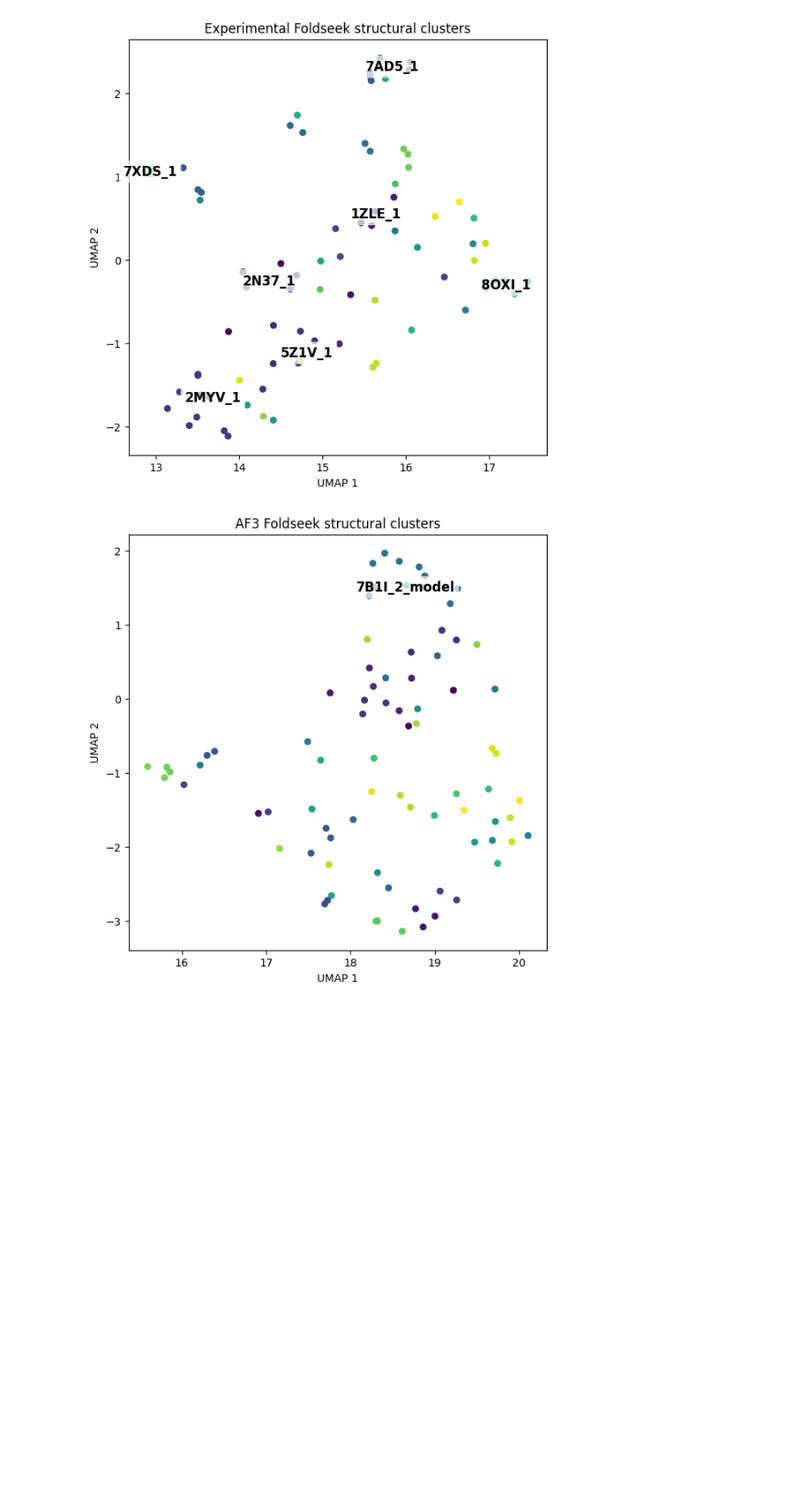
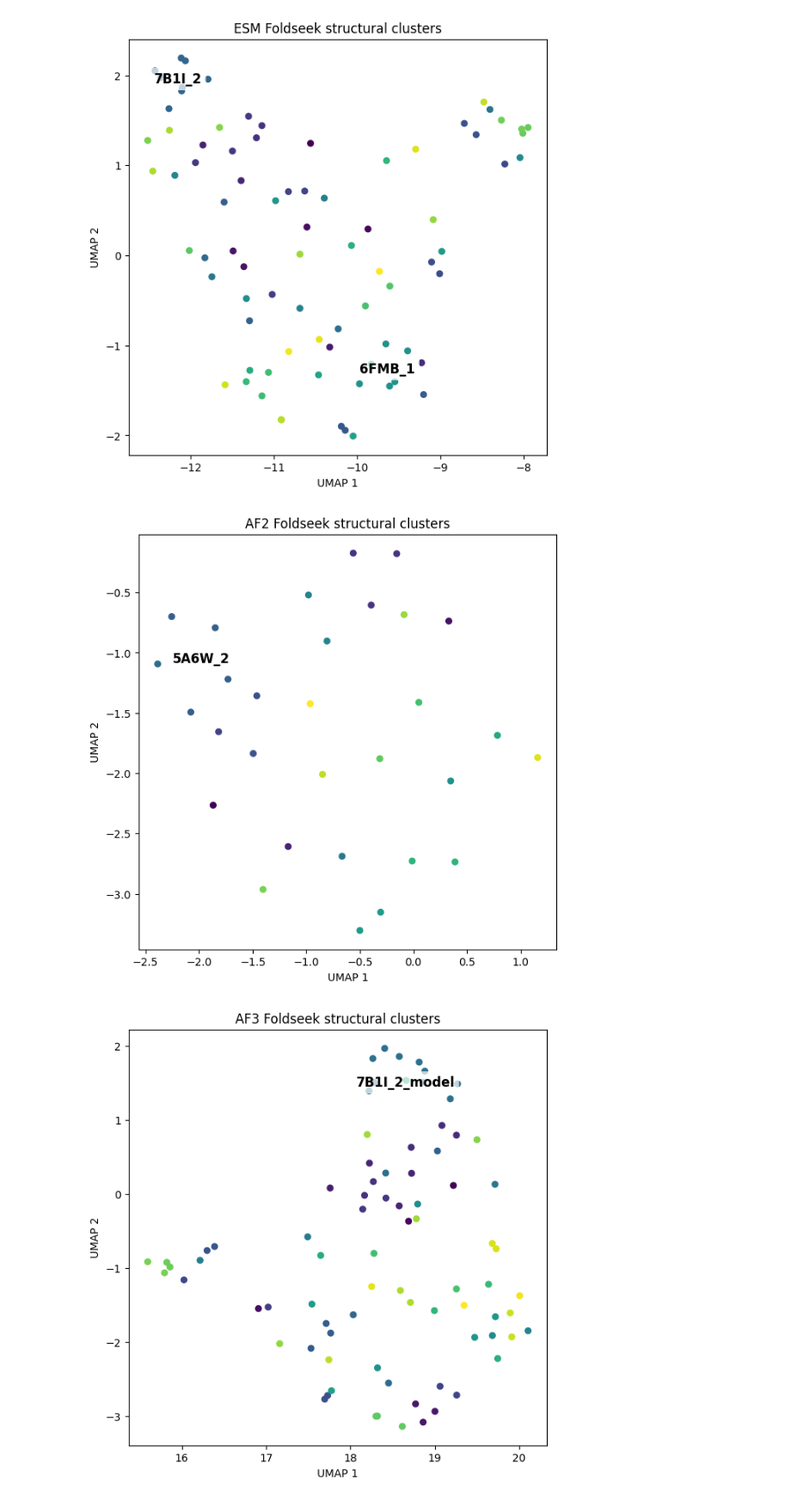
Before and after one commit to Rachel-Oei/Effector-Structure-Prediction, a Jupyter notebook: 06_clustering/umap.ipynb, the cells around one changed output. Shown at 86% size. Drawn from its saved outputs; the diff is of its cells as text; code cells hidden in the pictures; blank space fills up the shorter version.

Commit message:
update graphs with af2

```diff
--- a/06_clustering/umap.ipynb
+++ b/06_clustering/umap.ipynb
@@ -2,19 +2,23 @@
 from tm_matrix import tm_matrix, plot_umap, plot_umap_clusters
 # %%
 # You should have already run the bash scripts, and got the {model}_foldseek_results.tsv and {model}_clusters_cluster.tsv.
-af3_dir="/workspaces/Effector-Structure-Prediction/06_clustering/af3_foldseek_results.tsv"
 exp_dir="/workspaces/Effector-Structure-Prediction/06_clustering/exp_foldseek_results.tsv"
 esm_dir="/workspaces/Effector-Structure-Prediction/06_clustering/esm_foldseek_results.tsv"
+af2_dir="/workspaces/Effector-Structure-Prediction/06_clustering/af2_foldseek_results.tsv"
+af3_dir="/workspaces/Effector-Structure-Prediction/06_clustering/af3_foldseek_results.tsv"
 
+exp_clusters_dir="/workspaces/Effector-Structure-Prediction/06_clustering/experimental_clusters_cluster.tsv"
 esm_clusters_dir="/workspaces/Effector-Structure-Prediction/06_clustering/esm_clusters_cluster.tsv"
+af2_clusters_dir="/workspaces/Effector-Structure-Prediction/06_clustering/af2_clusters_cluster.tsv"
 af3_clusters_dir="/workspaces/Effector-Structure-Prediction/06_clustering/af3_clusters_cluster.tsv"
-exp_clusters_dir="/workspaces/Effector-Structure-Prediction/06_clustering/experimental_clusters_cluster.tsv"
 
-af3_matrix = tm_matrix (af3_dir)
 exp_matrix = tm_matrix (exp_dir)
 esm_matrix = tm_matrix (esm_dir)
+af2_matrix = tm_matrix (af2_dir)
+af3_matrix = tm_matrix (af3_dir)
 
-af3_embedding = plot_umap (af3_matrix)
 exp_embedding=plot_umap(exp_matrix)
 esm_embedding = plot_umap (esm_matrix)
+af2_embedding = plot_umap (af2_matrix)
+af3_embedding = plot_umap (af3_matrix)
 # %%
@@ -24,7 +28,11 @@ plot_umap_clusters(esm_clusters_dir, esm_embedding, esm_matrix, "ESM Foldseek st
 # %%
-plot_umap_clusters(exp_clusters_dir, exp_embedding, exp_matrix, "Experimental Foldseek structural clusters")
+plot_umap_clusters(esm_clusters_dir, esm_embedding, esm_matrix, "ESM Foldseek structural clusters")
 # %% [output]
-[figure, old version]
+[figure, new version]
+# %%
+plot_umap_clusters(af2_clusters_dir, af2_embedding, af2_matrix, "AF2 Foldseek structural clusters")
+# %% [output]
+[figure, added]
 # %%
 plot_umap_clusters(af3_clusters_dir, af3_embedding, af3_matrix, "AF3 Foldseek structural clusters")
 # %% [output]
```
Also changed, not shown: parts of 1 cell of this notebook, 3 other files.
